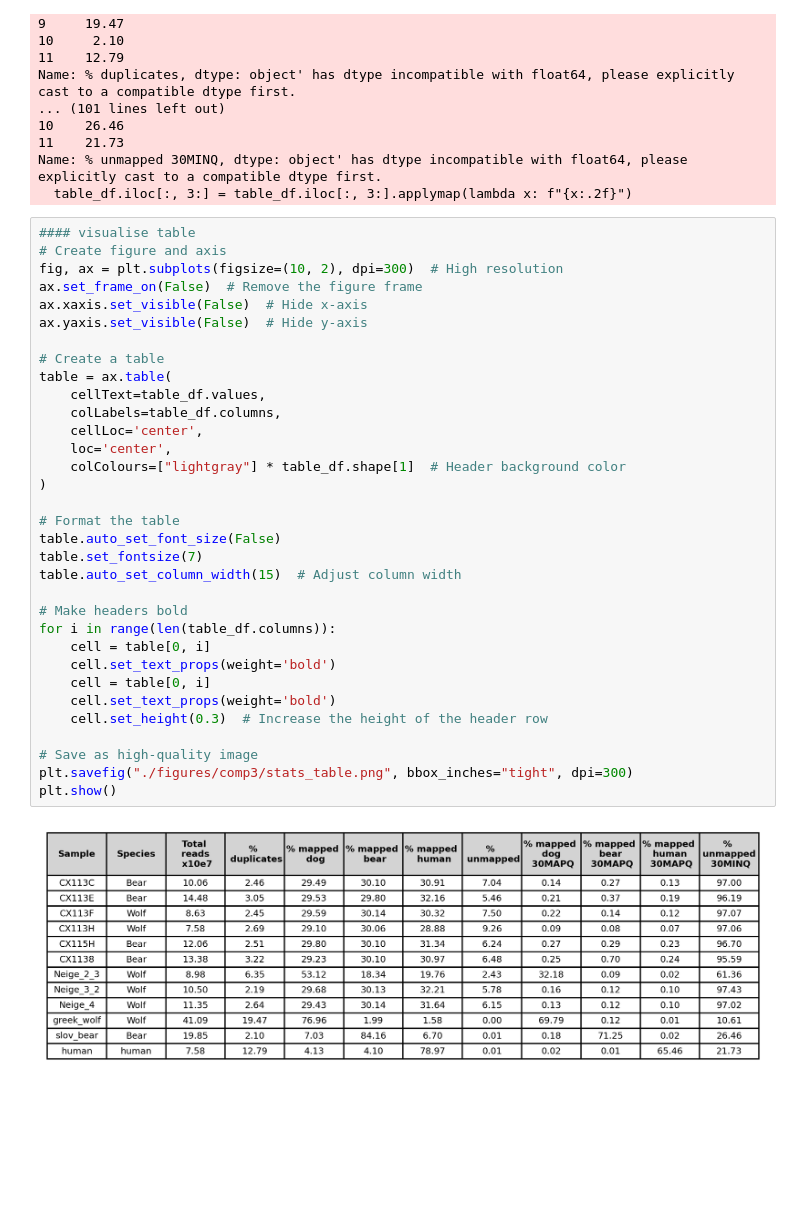
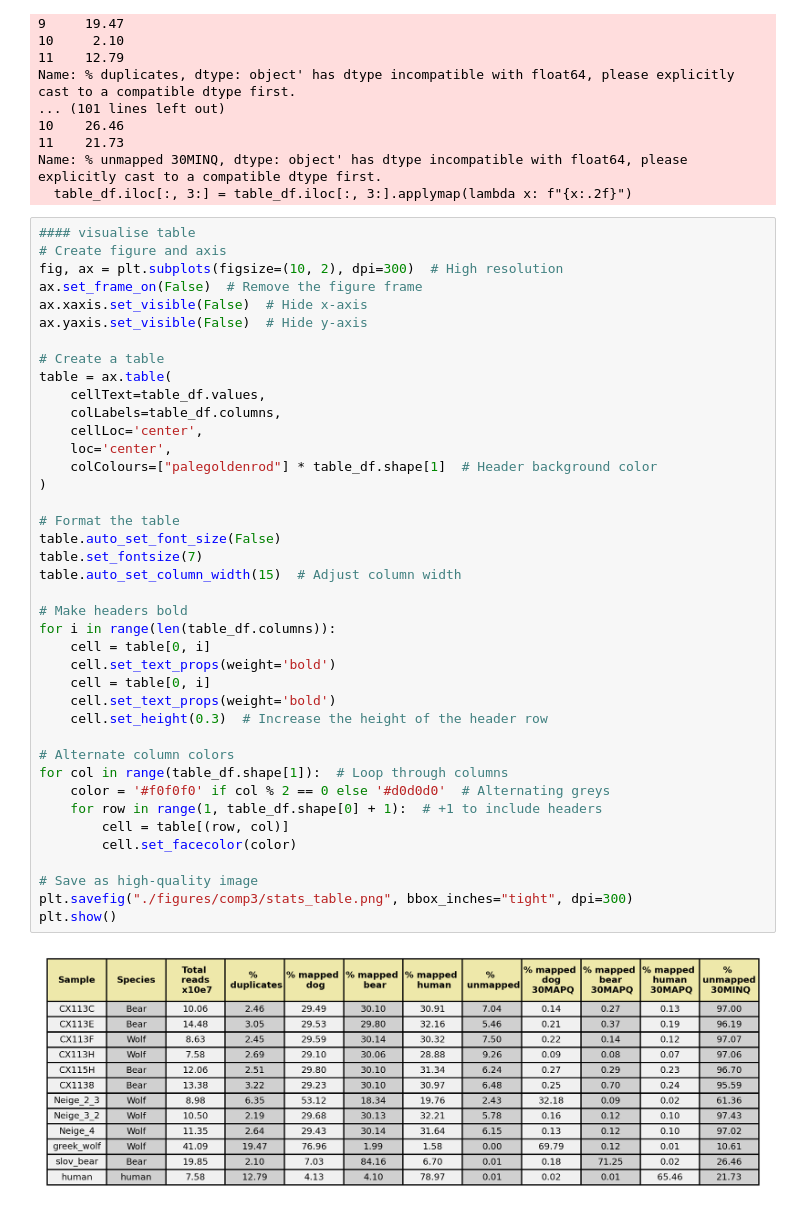
Before and after one commit to HGord2022/snowtracks, a Jupyter notebook: 3comp_mapping.ipynb, the cells around one changed output. Drawn from its saved outputs; the diff is of its cells as text; blank space fills up the shorter version.

Commit message:
changed column colours

```diff
--- a/3comp_mapping.ipynb
+++ b/3comp_mapping.ipynb
@@ -255,32 +255,39 @@ Name: % unmapped 30MINQ, dtype: object' has dtype incompatible with float64, ple
 fig, ax = plt.subplots(figsize=(10, 2), dpi=300)  # High resolution
 ax.set_frame_on(False)  # Remove the figure frame
 ax.xaxis.set_visible(False)  # Hide x-axis
 ax.yaxis.set_visible(False)  # Hide y-axis
 
 # Create a table
 table = ax.table(
     cellText=table_df.values,
     colLabels=table_df.columns,
     cellLoc='center',
     loc='center',
-    colColours=["lightgray"] * table_df.shape[1]  # Header background color
+    colColours=["palegoldenrod"] * table_df.shape[1]  # Header background color
 )
 
 # Format the table
 table.auto_set_font_size(False)
 table.set_fontsize(7)
 table.auto_set_column_width(15)  # Adjust column width
 
 # Make headers bold
 for i in range(len(table_df.columns)):
     cell = table[0, i]
     cell.set_text_props(weight='bold')
     cell = table[0, i]
     cell.set_text_props(weight='bold')
     cell.set_height(0.3)  # Increase the height of the header row
 
+# Alternate column colors
+for col in range(table_df.shape[1]):  # Loop through columns
+    color = '#f0f0f0' if col % 2 == 0 else '#d0d0d0'  # Alternating greys
+    for row in range(1, table_df.shape[0] + 1):  # +1 to include headers
+        cell = table[(row, col)]
+        cell.set_facecolor(color)
+
 # Save as high-quality image
 plt.savefig("./figures/comp3/stats_table.png", bbox_inches="tight", dpi=300)
 plt.show()
 # %% [output]
-[figure, old version]
+[figure, new version]
```
Also changed, not shown: 1 other file.
